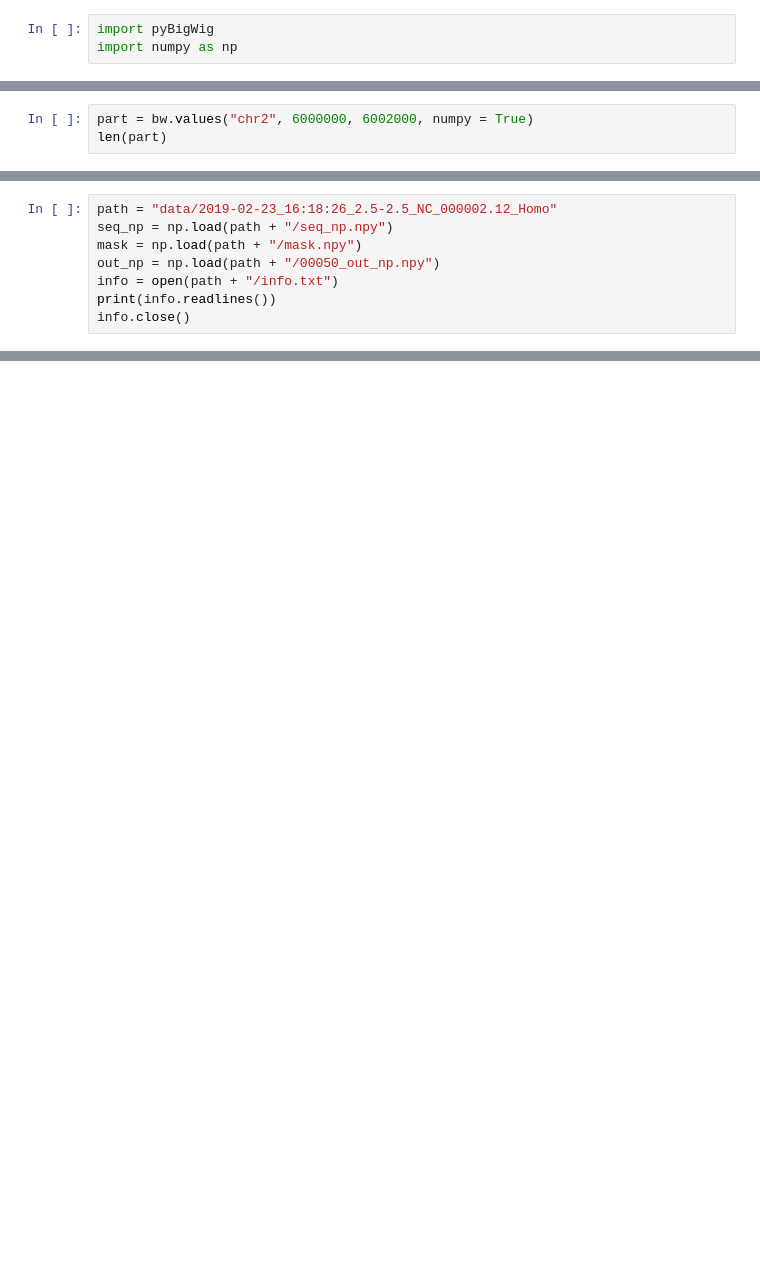
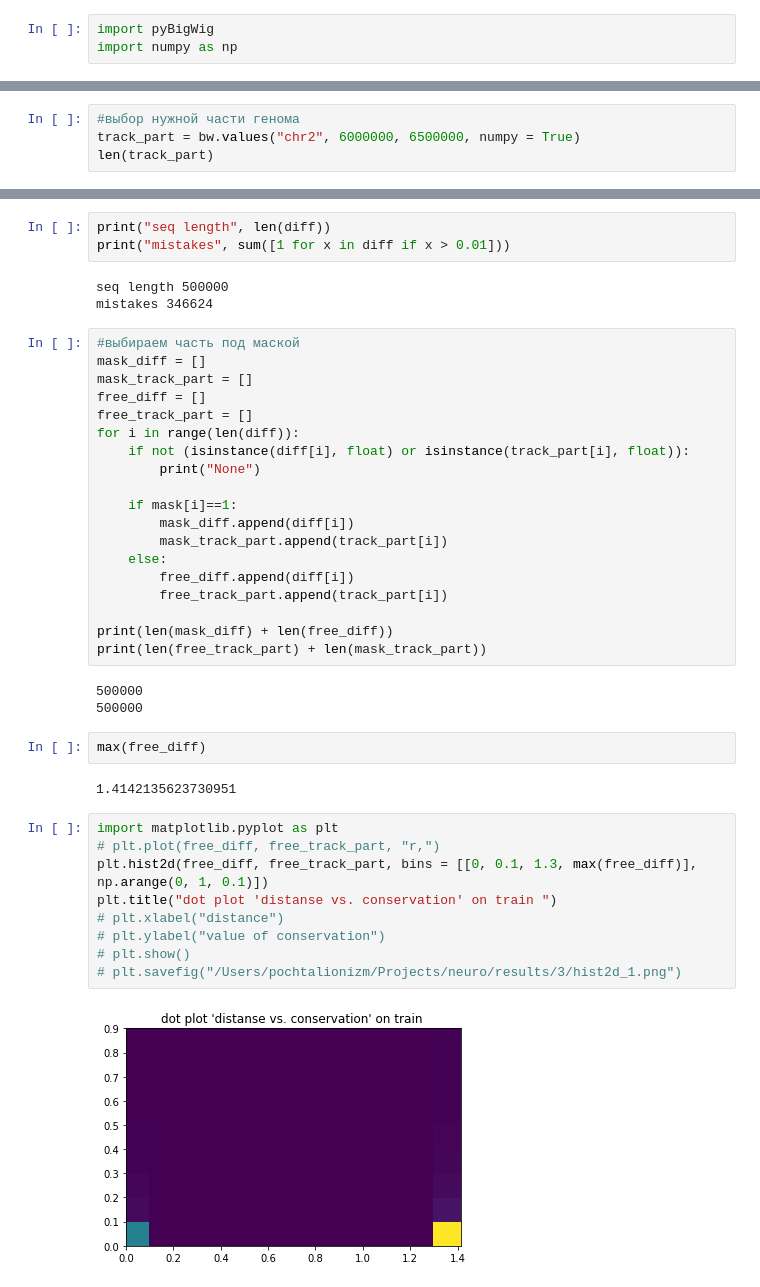
Before and after one commit to litvinanna/deep-image-prior, a Jupyter notebook: reading_results.ipynb, the cells around one changed output, grey strips where cells are left out. Drawn from its saved outputs; the diff is of its cells as text; blank space fills up the shorter version.

Commit message:
reading results at home

```diff
--- a/reading_results.ipynb
+++ b/reading_results.ipynb
@@ -13,4 +24,5 @@ bw.chroms("chr2")
 # %%
-part = bw.values("chr2", 6000000, 6002000, numpy = True)
-len(part)
+#выбор нужной части генома
+track_part = bw.values("chr2", 6000000, 6500000, numpy = True)
+len(track_part)
 # %% [output]
@@ -18,8 +29,0 @@ len(part)
-# %%
-path = "data/2019-02-23_16:18:26_2.5-2.5_NC_000002.12_Homo"
-seq_np = np.load(path + "/seq_np.npy")
-mask = np.load(path + "/mask.npy")
-out_np = np.load(path + "/00050_out_np.npy")
-info = open(path + "/info.txt")
-print(info.readlines())
-info.close()
@@ -62,0 +53,43 @@ plt.show()
+# %%
+print("seq length", len(diff))
+print("mistakes", sum([1 for x in diff if x > 0.01]))
+# %% [output]
+seq length 500000
+mistakes 346624
+# %%
+#выбираем часть под маской
+mask_diff = []
+mask_track_part = []
+free_diff = []
+free_track_part = []
+for i in range(len(diff)):
+    if not (isinstance(diff[i], float) or isinstance(track_part[i], float)):
+        print("None")
+
+    if mask[i]==1:
+        mask_diff.append(diff[i])
+        mask_track_part.append(track_part[i])
+    else:
+        free_diff.append(diff[i])
+        free_track_part.append(track_part[i])
+
+print(len(mask_diff) + len(free_diff))
+print(len(free_track_part) + len(mask_track_part))
+# %% [output]
+500000
+500000
+# %%
+max(free_diff)
+# %% [output]
+1.4142135623730951
+# %%
+import matplotlib.pyplot as plt
+# plt.plot(free_diff, free_track_part, "r,")
+plt.hist2d(free_diff, free_track_part, bins = [[0, 0.1, 1.3, max(free_diff)], np.arange(0, 1, 0.1)])
+plt.title("dot plot 'distanse vs. conservation' on train ")
+# plt.xlabel("distance")
+# plt.ylabel("value of conservation")
+# plt.show()
+# plt.savefig("/Users/pochtalionizm/Projects/neuro/results/3/hist2d_1.png")
+# %% [output]
+[figure, added]
```
Also changed, not shown: parts of 15 cells of this notebook.
